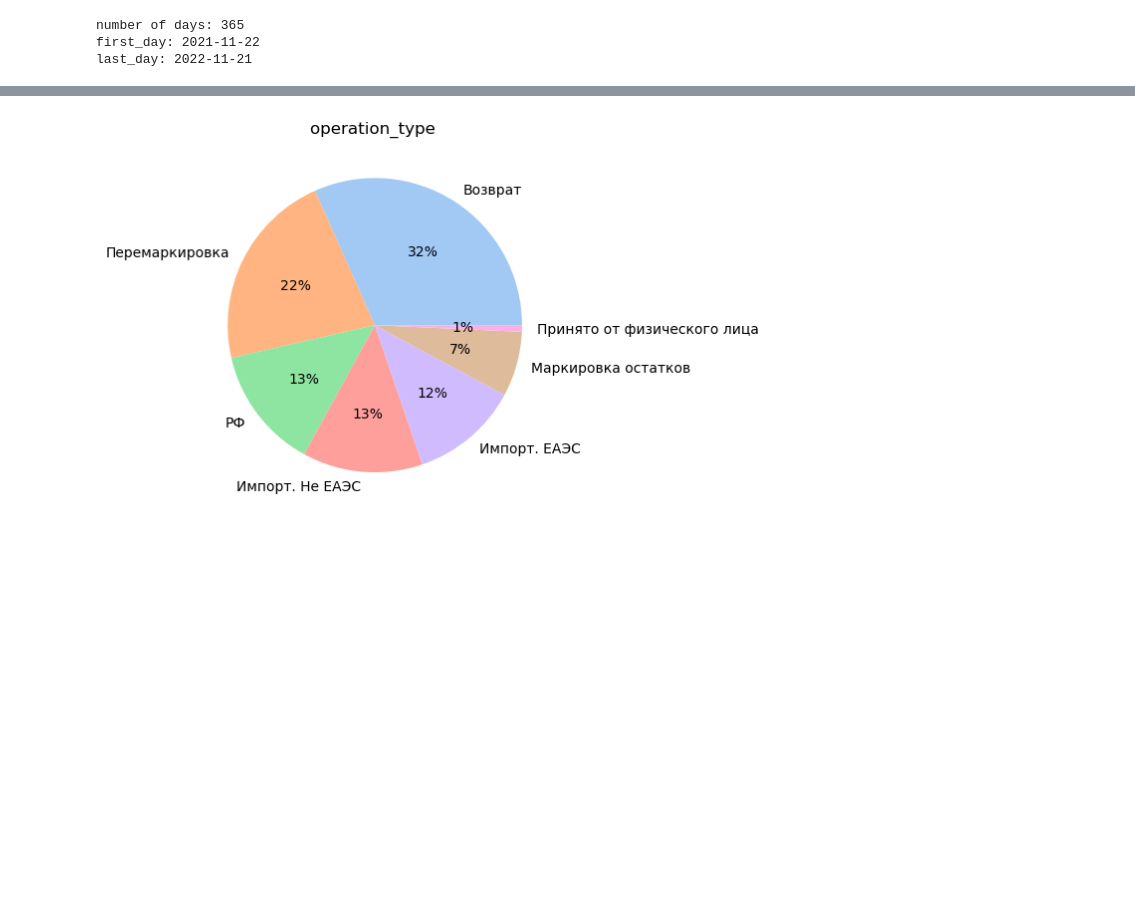
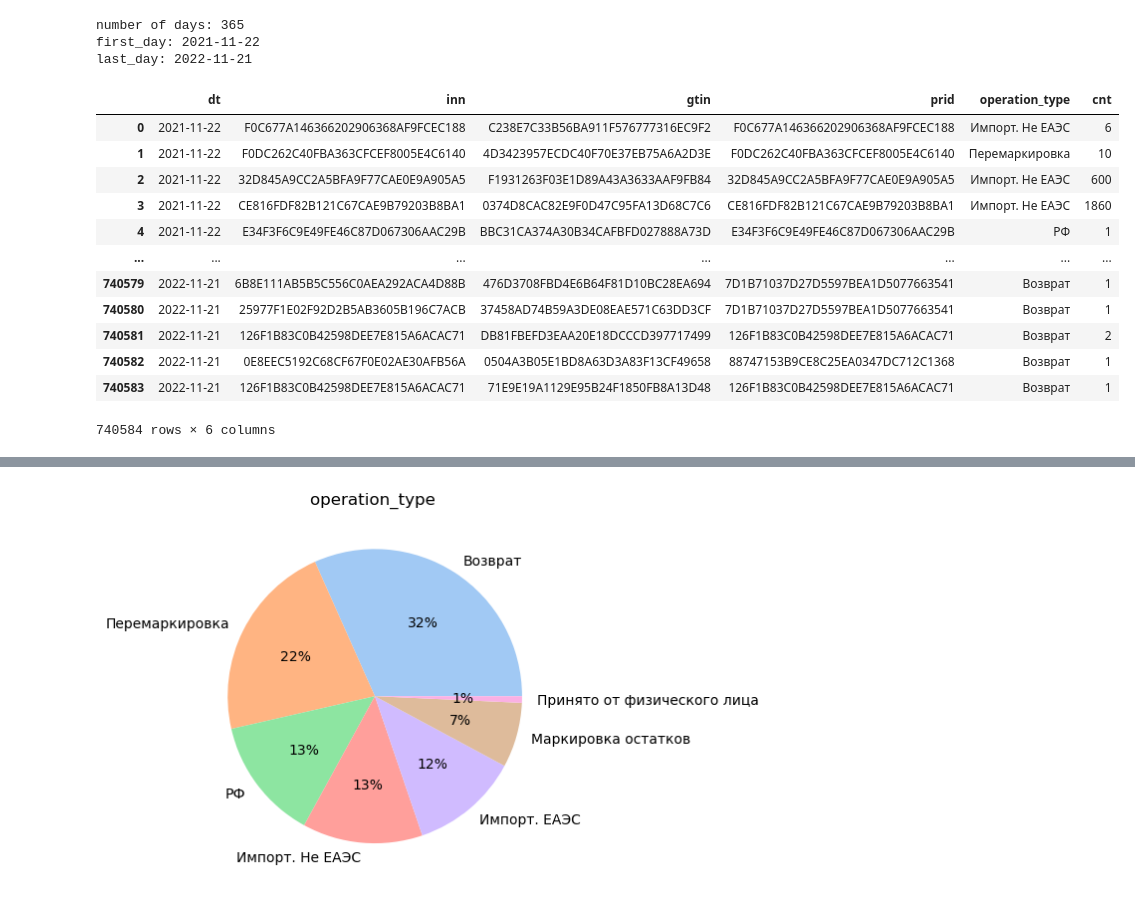
Before and after one commit to proton-bit/MarkingHack, a Jupyter notebook: observe.ipynb, the cells around one changed output, grey strips where cells are left out. Drawn from its saved outputs; the diff is of its cells as text; code cells hidden in the pictures; blank space fills up the shorter version.

Commit message:
df validation, text file input, multipageness

```diff
--- a/observe.ipynb
+++ b/observe.ipynb
@@ -50,3 +51,19 @@ date_info()
 number of days: 365
 first_day: 2021-11-22
 last_day: 2022-11-21
+# %%
+input_circulation_data
+# %% [output]
+|  | dt | inn | gtin | prid | operation_type | cnt |
+| 0 | 2021-11-22 | F0C677A146366202906368AF9FCEC188 | C238E7C33B56BA911F576777316EC9F2 | F0C677A146366202906368AF9FCEC188 | Импорт. Не ЕАЭС | 6 |
+| 1 | 2021-11-22 | F0DC262C40FBA363CFCEF8005E4C6140 | 4D3423957ECDC40F70E37EB75A6A2D3E | F0DC262C40FBA363CFCEF8005E4C6140 | Перемаркировка | 10 |
+| 2 | 2021-11-22 | 32D845A9CC2A5BFA9F77CAE0E9A905A5 | F1931263F03E1D89A43A3633AAF9FB84 | 32D845A9CC2A5BFA9F77CAE0E9A905A5 | Импорт. Не ЕАЭС | 600 |
+| 3 | 2021-11-22 | CE816FDF82B121C67CAE9B79203B8BA1 | 0374D8CAC82E9F0D47C95FA13D68C7C6 | CE816FDF82B121C67CAE9B79203B8BA1 | Импорт. Не ЕАЭС | 1860 |
+| 4 | 2021-11-22 | E34F3F6C9E49FE46C87D067306AAC29B | BBC31CA374A30B34CAFBFD027888A73D | E34F3F6C9E49FE46C87D067306AAC29B | РФ | 1 |
+| ... | ... | ... | ... | ... | ... | ... |
+| 740579 | 2022-11-21 | 6B8E111AB5B5C556C0AEA292ACA4D88B | 476D3708FBD4E6B64F81D10BC28EA694 | 7D1B71037D27D5597BEA1D5077663541 | Возврат | 1 |
+| 740580 | 2022-11-21 | 25977F1E02F92D2B5AB3605B196C7ACB | 37458AD74B59A3DE08EAE571C63DD3CF | 7D1B71037D27D5597BEA1D5077663541 | Возврат | 1 |
+| 740581 | 2022-11-21 | 126F1B83C0B42598DEE7E815A6ACAC71 | DB81FBEFD3EAA20E18DCCCD397717499 | 126F1B83C0B42598DEE7E815A6ACAC71 | Возврат | 2 |
+| 740582 | 2022-11-21 | 0E8EEC5192C68CF67F0E02AE30AFB56A | 0504A3B05E1BD8A63D3A83F13CF49658 | 88747153B9CE8C25EA0347DC712C1368 | Возврат | 1 |
+| 740583 | 2022-11-21 | 126F1B83C0B42598DEE7E815A6ACAC71 | 71E9E19A1129E95B24F1850FB8A13D48 | 126F1B83C0B42598DEE7E815A6ACAC71 | Возврат | 1 |
+740584 rows × 6 columns
```
Also changed, not shown: parts of 3 cells of this notebook, 7 other files.
